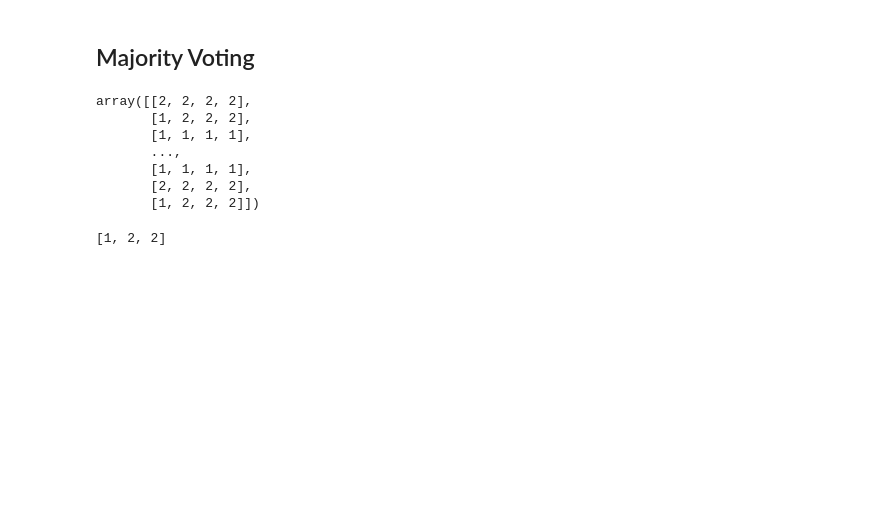
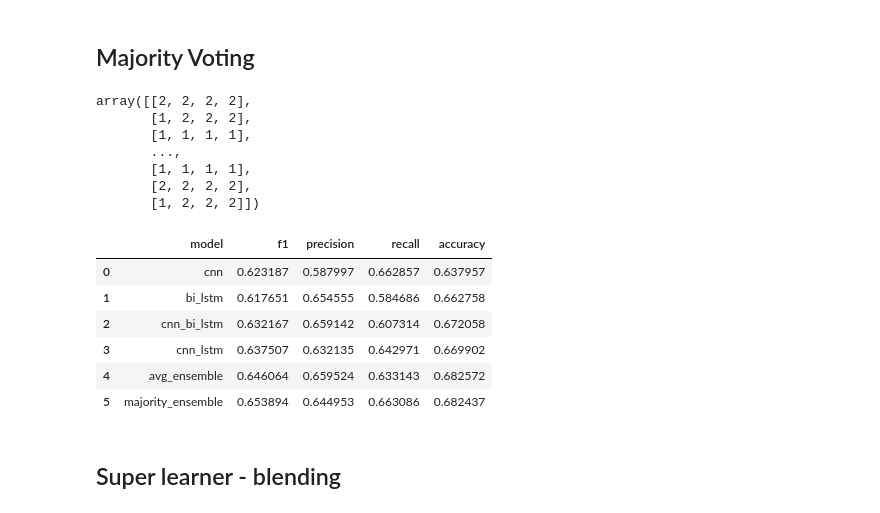
Before and after one commit to Hitkul/ensemble_experiments, a Jupyter notebook: smm4h/ensemble.ipynb, the cells around one changed output. Drawn from its saved outputs; the diff is of its cells as text; code cells hidden in the pictures; blank space fills up the shorter version.

Commit message:
majority ensemble done

```diff
--- a/smm4h/ensemble.ipynb
+++ b/smm4h/ensemble.ipynb
@@ -237,6 +237,20 @@ array([[2, 2, 2, 2],
 # %%
 majority_pred_class = [int(np.argmax(np.bincount(x))) for x in base_pred_class]
 # %%
-avg_ensemble_result = get_results(test_labels,avg_pred_class)
+majority_ensemble_result = get_results(test_labels,majority_pred_class)
-# %% [output]
-[1, 2, 2]
+# %%
+majority_ensemble_result.insert(0,'majority_ensemble')
+# %%
+model_performance.loc[5] = majority_ensemble_result
+# %%
+model_performance
+# %% [output]
+|  | model | f1 | precision | recall | accuracy |
+| 0 | cnn | 0.623187 | 0.587997 | 0.662857 | 0.637957 |
+| 1 | bi_lstm | 0.617651 | 0.654555 | 0.584686 | 0.662758 |
+| 2 | cnn_bi_lstm | 0.632167 | 0.659142 | 0.607314 | 0.672058 |
+| 3 | cnn_lstm | 0.637507 | 0.632135 | 0.642971 | 0.669902 |
+| 4 | avg_ensemble | 0.646064 | 0.659524 | 0.633143 | 0.682572 |
+| 5 | majority_ensemble | 0.653894 | 0.644953 | 0.663086 | 0.682437 |
+# %% [markdown]
+## Super learner - blending
```
